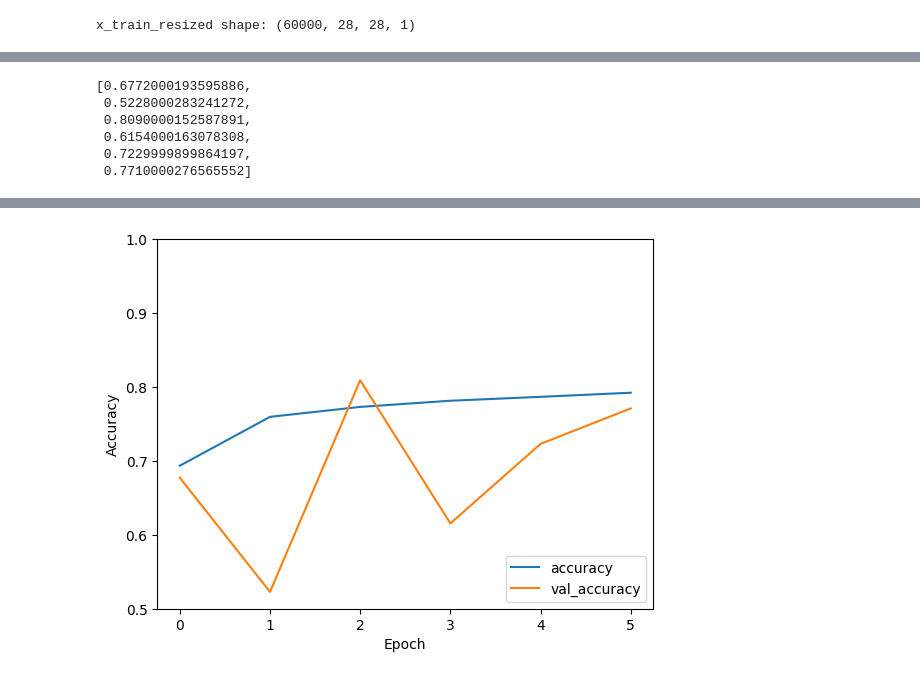
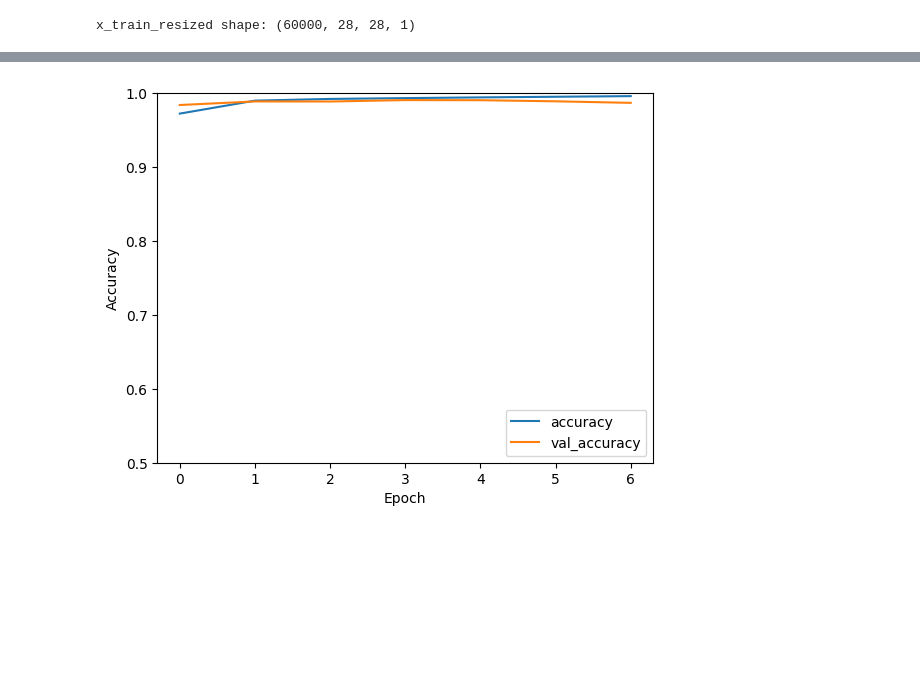
Before and after one commit to arpitadu/MNIST-Handwritten-Digit-Classification, a Jupyter notebook: MNIST_classification.ipynb, the cells around one changed output, grey strips where cells are left out. Cells and saved outputs as stored; diff of their text form; code cells hidden in the pictures; blank space fills up the shorter version.

```diff
--- a/MNIST_classification.ipynb
+++ b/MNIST_classification.ipynb
@@ -94,7 +103,10 @@ model = tf.keras.Sequential(
 # %%
 model.compile(optimizer='adam', loss='sparse_categorical_crossentropy', metrics='accuracy')
 
-model.fit(x_train, y_train, batch_size=64, epochs=3, validation_split=0.2)
-
-model.evaluate(x_test, y_test, batch_size=64)
+# Define callbacks (optional)
+callbacks_list = [
+    callbacks.EarlyStopping(monitor='val_loss', patience=3),
+    callbacks.ModelCheckpoint(filepath='mnist_CNN.h5', monitor='val_accuracy', save_best_only=True)
+]
+trained_model=model.fit(x_train, y_train, batch_size=64, epochs=10, validation_split=0.2, callbacks=callbacks_list)
 # %% [output]
@@ -151,7 +216,7 @@ model = tf.keras.Sequential([
 # %%
 model.compile(optimizer='adam', loss='sparse_categorical_crossentropy', metrics='accuracy')
 
-model.fit(x_train, y_train, batch_size=64, epochs=20, validation_split=0.2,callbacks=callbacks_list)
+trained_model=model.fit(x_train, y_train, batch_size=64, epochs=10, validation_split=0.2,callbacks=callbacks_list)
 
 model.evaluate(x_test, y_test, batch_size=64)
 # %% [output]
@@ -172,22 +239,13 @@ Epoch 6/20
-# %%
-history.history['val_accuracy']
-# %% [output]
-[0.6772000193595886,
- 0.5228000283241272,
- 0.8090000152587891,
- 0.6154000163078308,
- 0.7229999899864197,
- 0.7710000276565552]
 # %%
 # Evaluate the model
 test_loss, test_acc = model.evaluate(x_test, y_test)
 print(f'Test accuracy: {test_acc}')
 
-# Plot training history
+# Plot training model
 import matplotlib.pyplot as plt
 
-plt.plot(history.history['accuracy'], label='accuracy')
-plt.plot(history.history['val_accuracy'], label='val_accuracy')
+plt.plot(trained_model.history['accuracy'], label='accuracy')
+plt.plot(trained_model.history['val_accuracy'], label='val_accuracy')
 plt.xlabel('Epoch')
 plt.ylabel('Accuracy')
 plt.ylim([0.5, 1])
@@ -199,3 +257,3 @@ Test accuracy: 0.9945999979972839
-[figure, old version]
+[figure, new version]
 # %%
 
```
Also changed, not shown: parts of 24 cells of this notebook.
